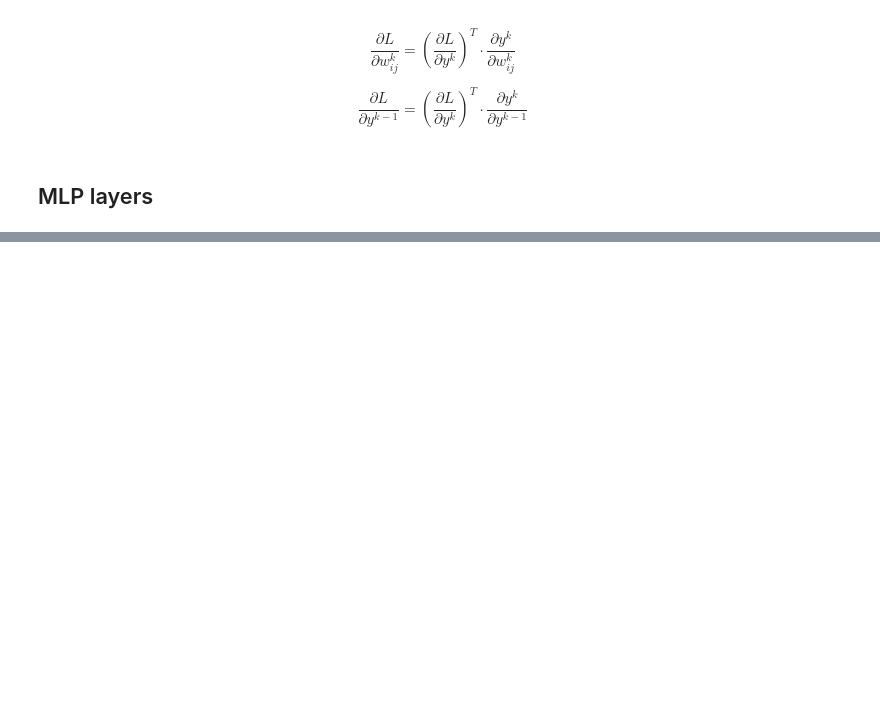
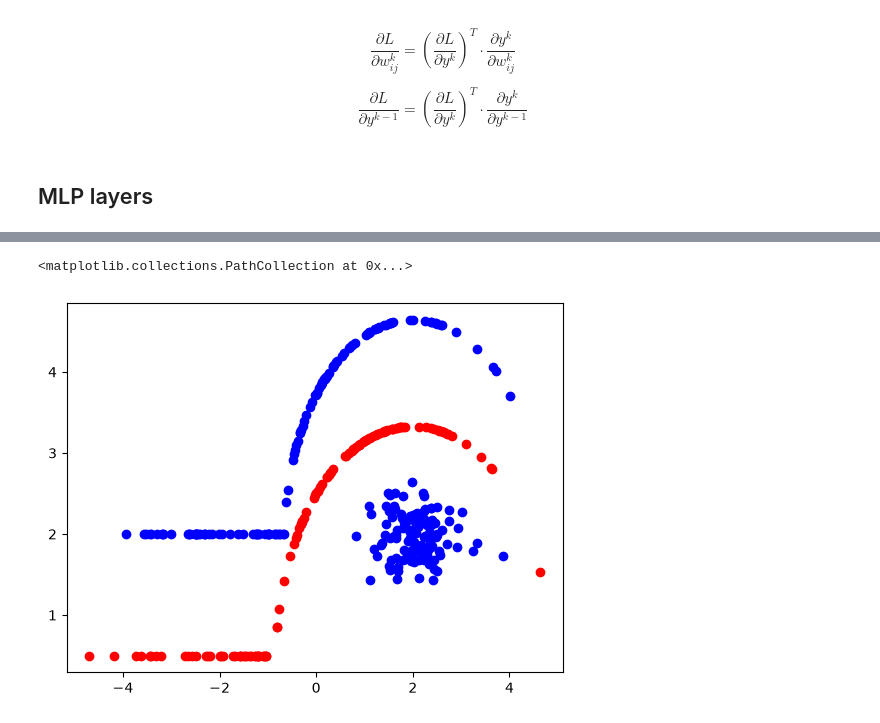
Before and after one commit to shelestvitru/stat-algs-course, a Jupyter notebook: cls/cls1_1mag.ipynb, the cells around one changed output, grey strips where cells are left out. Drawn from its saved outputs; the diff is of its cells as text; code cells hidden in the pictures; blank space fills up the shorter version.

```diff
--- a/cls/cls1_1mag.ipynb
+++ b/cls/cls1_1mag.ipynb
@@ -86,0 +108,13 @@ array([0., 0., 0., 0., 0., 0., 0., 0., 0., 0., 0., 0., 0., 0., 0.])
+# %%
+class Sigm(Layer):
+    def forward(self, x):
+        self.x_cache = x
+        self.sigm_x = 1 / (1 + np.exp(-x))
+
+        return self.sigm_x
+
+    def backward(self, grad_upstream):
+        sigm = self.sigm_x
+        dx = grad_upstream * sigm * (1 - sigm)
+
+        return dx
@@ -86,0 +199,6 @@ array([0., 0., 0., 0., 0., 0., 0., 0., 0., 0., 0., 0., 0., 0., 0.])
+# %%
+plt.scatter(*data[y > 0.5][['x', 'y']].values.T, c='blue')
+plt.scatter(*data[y < 0.5][['x', 'y']].values.T, c='red')
+# %% [output]
+<matplotlib.collections.PathCollection at 0x...>
+[figure, added]
```
Also changed, not shown: parts of 16 cells of this notebook.
